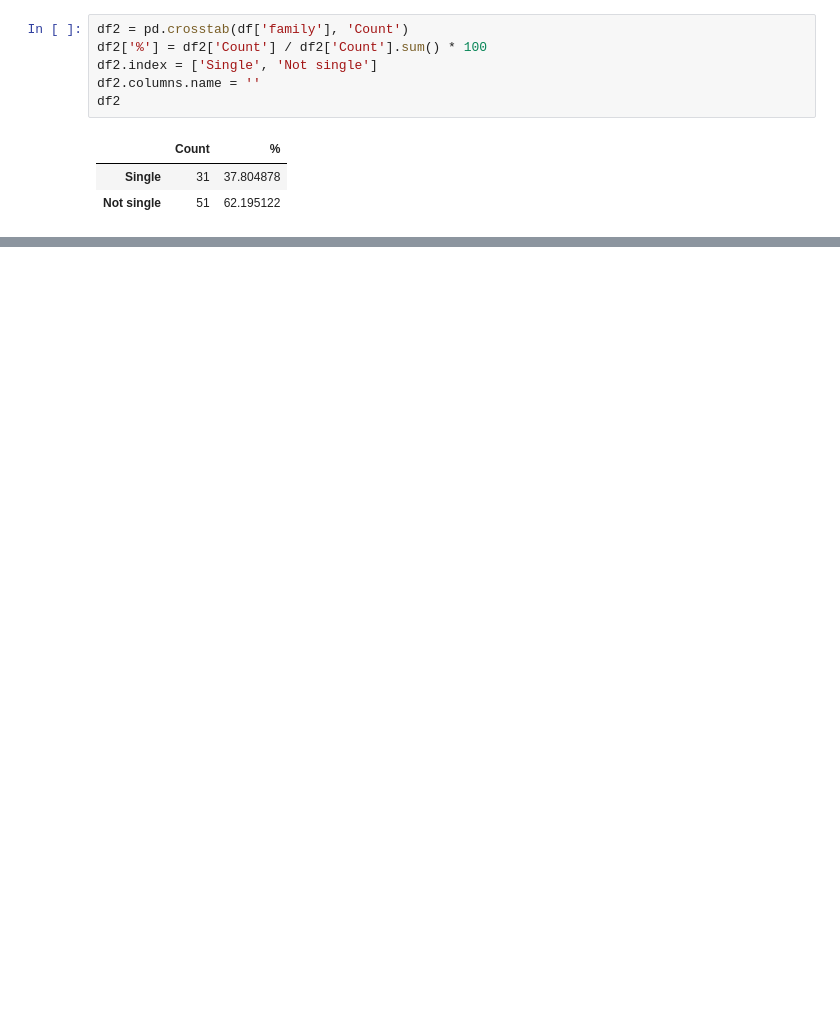
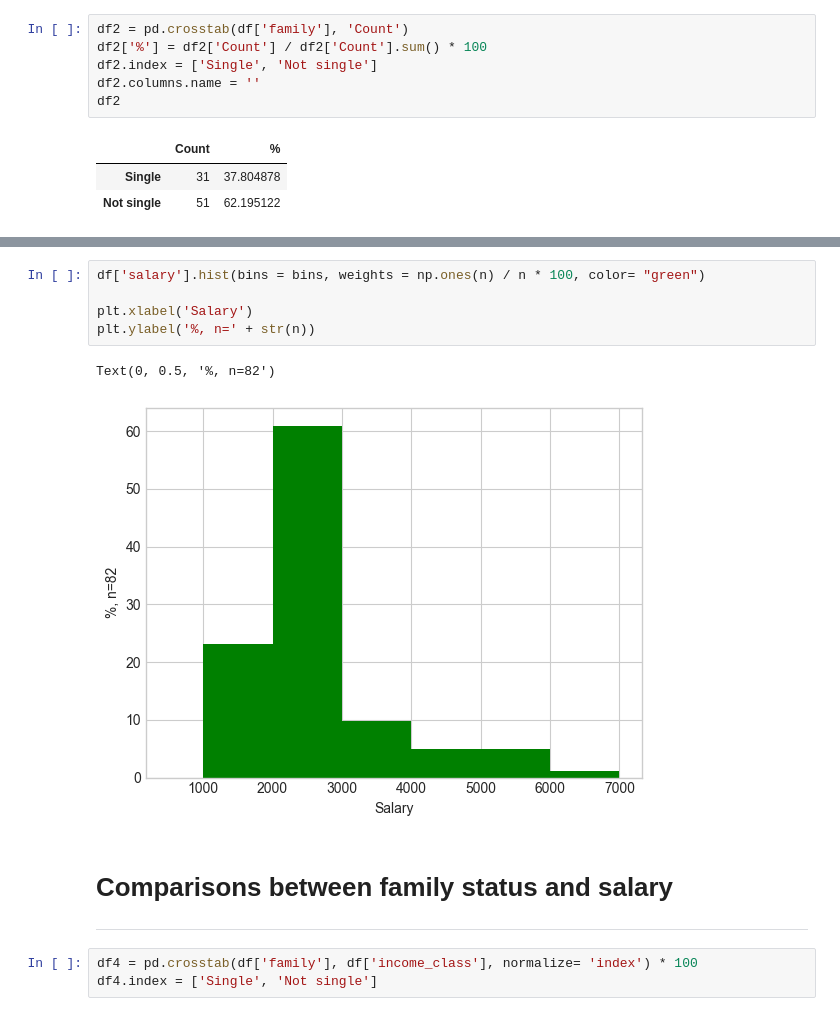
Before and after one commit to KatieRJ/BigDataProject, a Jupyter notebook: Family&Salary.ipynb, the cells around one changed output, grey strips where cells are left out. Cells and saved outputs as stored; diff of their text form; blank space fills up the shorter version.

```diff
--- a/Family&Salary.ipynb
+++ b/Family&Salary.ipynb
@@ -141,0 +214,14 @@ df2
+# %%
+df['salary'].hist(bins = bins, weights = np.ones(n) / n * 100, color= "green")
+
+plt.xlabel('Salary')
+plt.ylabel('%, n=' + str(n))
+# %% [output]
+Text(0, 0.5, '%, n=82')
+[figure, added]
+# %% [markdown]
+# Comparisons between family status and salary
+----
+# %%
+df4 = pd.crosstab(df['family'], df['income_class'], normalize= 'index') * 100
+df4.index = ['Single', 'Not single']
```
Also changed, not shown: parts of 18 cells of this notebook, 2 other files.
